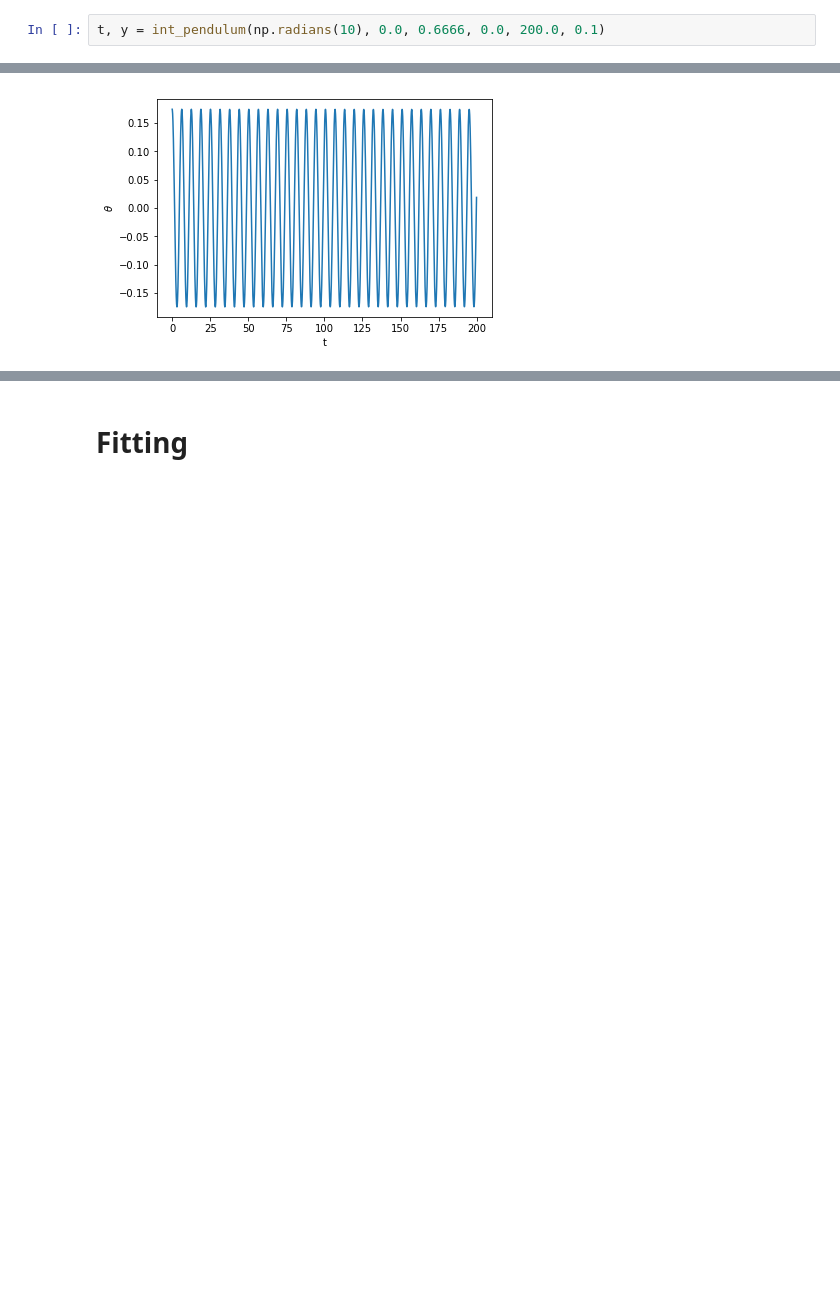
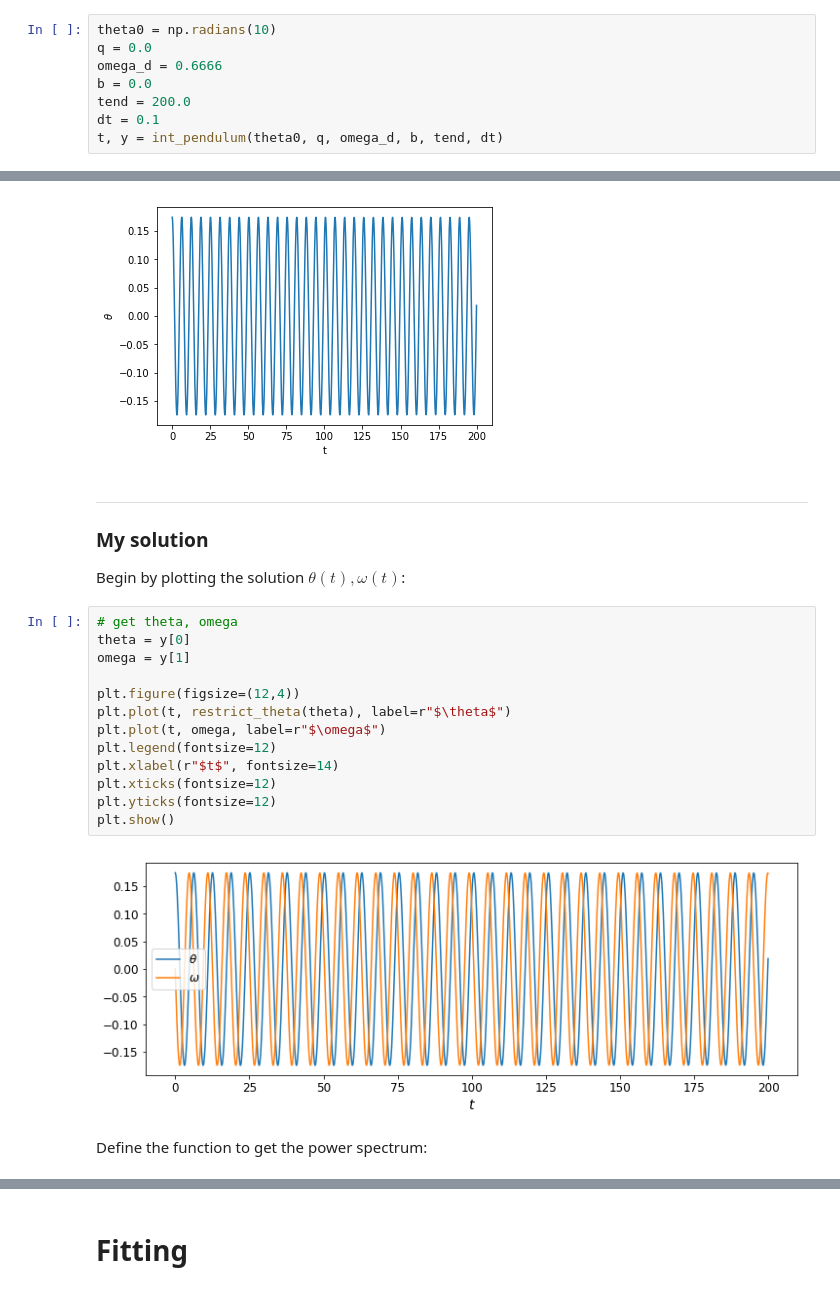
Before and after one commit to marivifs-teaching/test-repo-2021, a Jupyter notebook: amanda/amacinnis_scipy-exercises-2.ipynb, the cells around one changed output, grey strips where cells are left out. Cells and saved outputs as stored; diff of their text form; blank space fills up the shorter version.

```diff
--- a/amanda/amacinnis_scipy-exercises-2.ipynb
+++ b/amanda/amacinnis_scipy-exercises-2.ipynb
@@ -242,7 +293,13 @@ def int_pendulum(theta0, q, omega_d, b, tend, dt):
 # %% [markdown]
 The call below will give an undamped pendulum.  For a small amplitude, since we have $L = g$ in our pendulum, the period is simply $T = 2\pi$, and the frequency is $\nu_k = 1/(2\pi)$.  We plot things in terms of angular frequency, $\omega_k = 2\pi \nu_k$, so all the power will be at $\omega_k = 1$.
 # %%
-t, y = int_pendulum(np.radians(10), 0.0, 0.6666, 0.0, 200.0, 0.1)
+theta0 = np.radians(10)
+q = 0.0
+omega_d = 0.6666
+b = 0.0
+tend = 200.0
+dt = 0.1
+t, y = int_pendulum(theta0, q, omega_d, b, tend, dt)
 # %% [markdown]
 Your task is to complete the power spectrum routine below to calculate the FFT of theta and plot it.  Experiment with the damping and driving parameters to see the complexity of the pendulum in frequency space when it becomes chaotic.  For reference, here's a plot of the solution theta
 # %%
@@ -253,3 +310,25 @@ plt.ylabel(r"$\theta$")
 # %% [output]
 <matplotlib.text.Text at 0x...>
 [figure]
+# %% [markdown]
+---
+### My solution
+
+Begin by plotting the solution $\theta(t), \omega(t)$:
+# %%
+# get theta, omega
+theta = y[0]
+omega = y[1]
+
+plt.figure(figsize=(12,4))
+plt.plot(t, restrict_theta(theta), label=r"$\theta$")
+plt.plot(t, omega, label=r"$\omega$")
+plt.legend(fontsize=12)
+plt.xlabel(r"$t$", fontsize=14)
+plt.xticks(fontsize=12)
+plt.yticks(fontsize=12)
+plt.show()
+# %% [output]
+[figure, added]
+# %% [markdown]
+Define the function to get the power spectrum:
```
Also changed, not shown: parts of 30 cells of this notebook.
